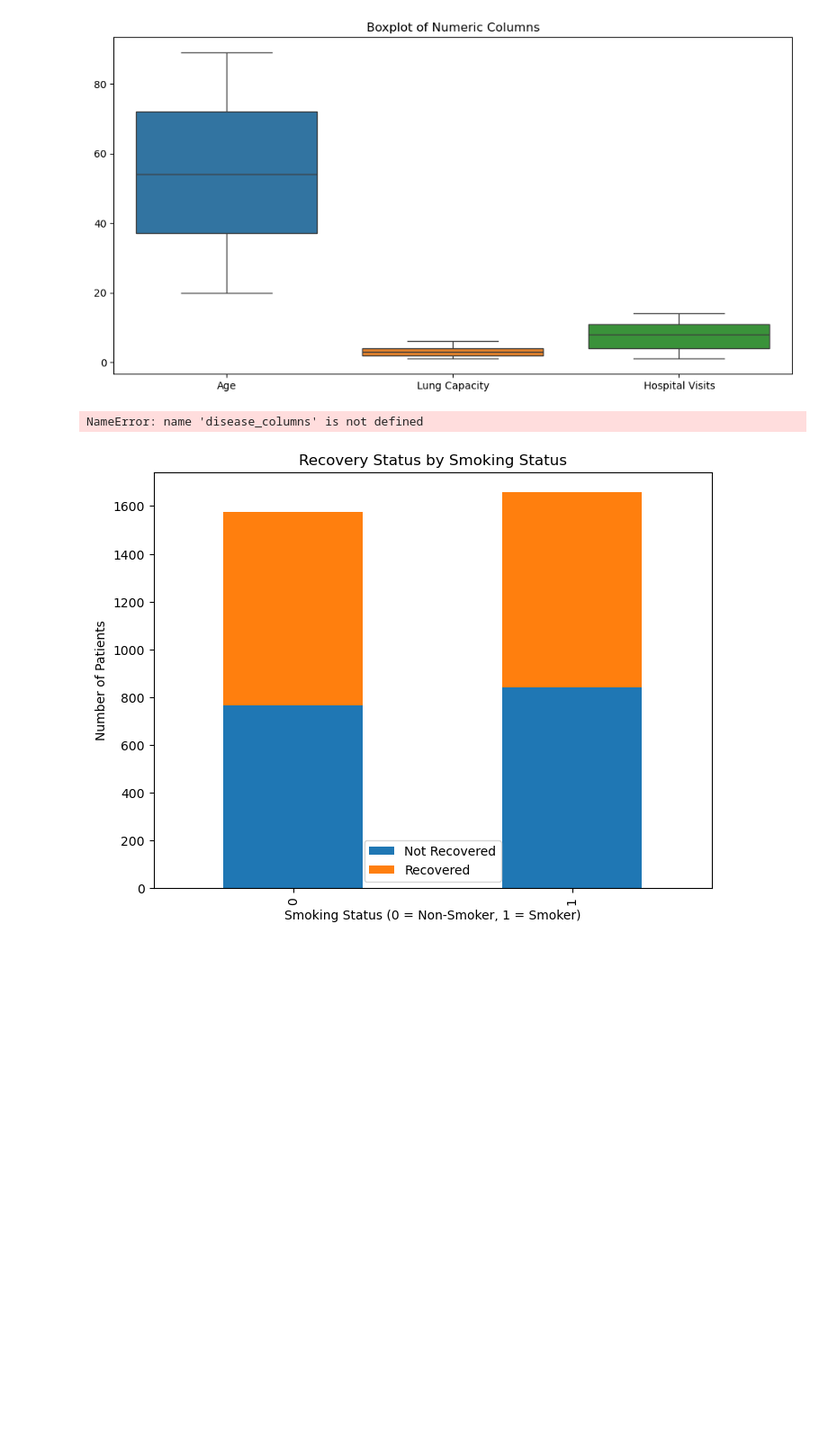
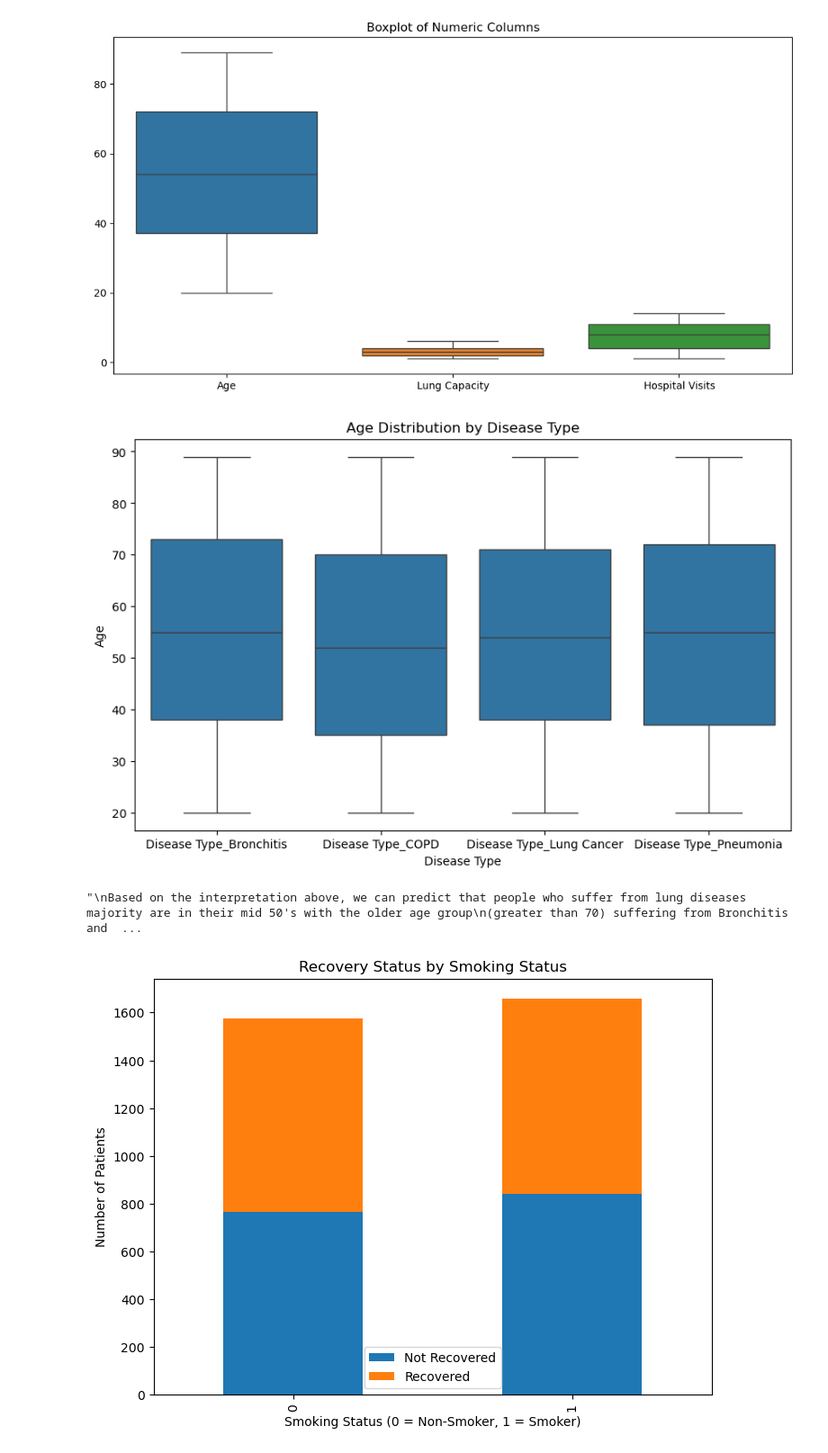
Before and after one commit to ramprashant66/CSC177_Poject1, a Jupyter notebook: submit/Assignment1.ipynb, the cells around one changed output. Shown: that part at 90% size. Saved outputs shown, nothing was run; the diff lists cells and outputs as text; code cells hidden in the pictures; blank space fills up the shorter version.

```diff
--- a/Assignment1.ipynb
+++ b/submit/Assignment1.ipynb
@@ -244,35 +244,36 @@ matPlot.show()
 This block plots the Disease columns with the Age column.
 '''
 #melt the disease type columns into a single column
 diseaseTypes = ['Disease Type_Bronchitis', 'Disease Type_COPD', 'Disease Type_Lung Cancer', 'Disease Type_Pneumonia']
-data_melted = data.melt(id_vars=['Age'], value_vars=disease_columns, var_name='Disease Type', value_name='Has Disease')
+data_melted = data.melt(id_vars=['Age'], value_vars=diseaseTypes, var_name='Disease Type', value_name='Has Disease')
 
 #only get the rows with the disease
 data_melted = data_melted[data_melted['Has Disease'] == 1]
 
 #plot the data
 matPlot.figure(figsize=(10, 6))
 seaborn.boxplot(x='Disease Type', y='Age', data=data_melted)
 matPlot.title('Age Distribution by Disease Type')
 matPlot.xlabel('Disease Type')
 matPlot.ylabel('Age')
 matPlot.show()
 
 #Intepretation
 '''
 It seems that patients suffering from Bronchitis had 1/4 of them of ages between 20 - 38 and the other 1/4 between 74 - 89. The median age
 group (1/2) suffering from this dieases were about 55.
 For COPD, the first 1/4 were between 20 -35 and their upper 1/4 were between 70 - 89 while the median age was about 53.
 For Lung cancer, the first 1/4 were between 20 -35 and their upper 1/4 were between 70 - 89 while the median age was about 54.
 For Pnuemonia, the first 1/4 were between 20 -38 and their upper 1/4 were between 72 - 89 while the median age was about 55.
 '''
 #Insights
 '''
 Based on the interpretation above, we can predict that people who suffer from lung diseases majority are in their mid 50's with the older age group
 (greater than 70) suffering from Bronchitis and Pneumonia.
 '''
 # %% [output]
+[figure, added]
-NameError: name 'disease_columns' is not defined
+"\nBased on the interpretation above, we can predict that people who suffer from lung diseases majority are in their mid 50's with the older age group\n(greater than 70) suffering from Bronchitis and  ...
 # %%
 '''
 This block plots the Smoking Status column with the Recovered column.
```
Also changed, not shown: parts of 1 cell of this notebook, 9 other files.
